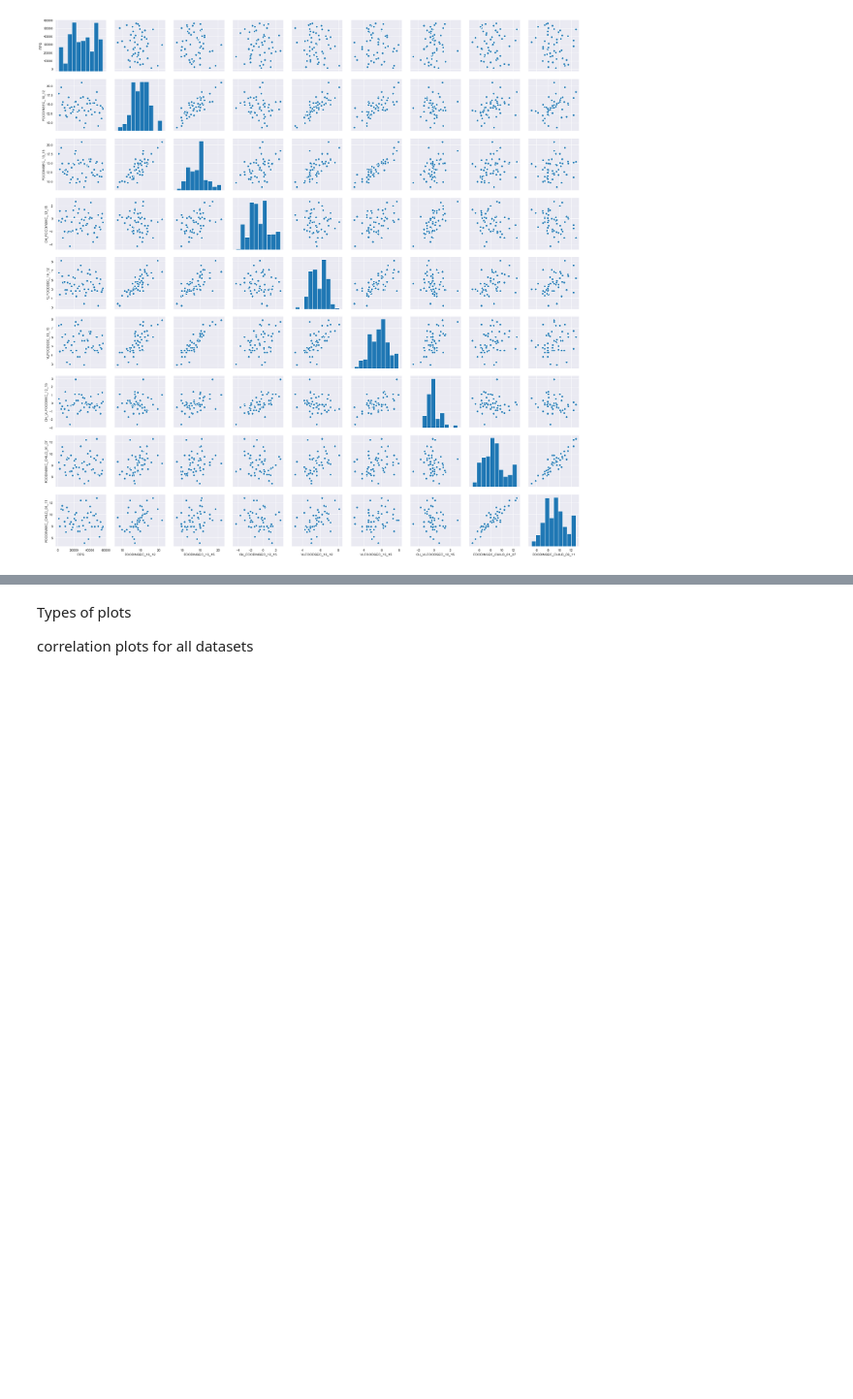
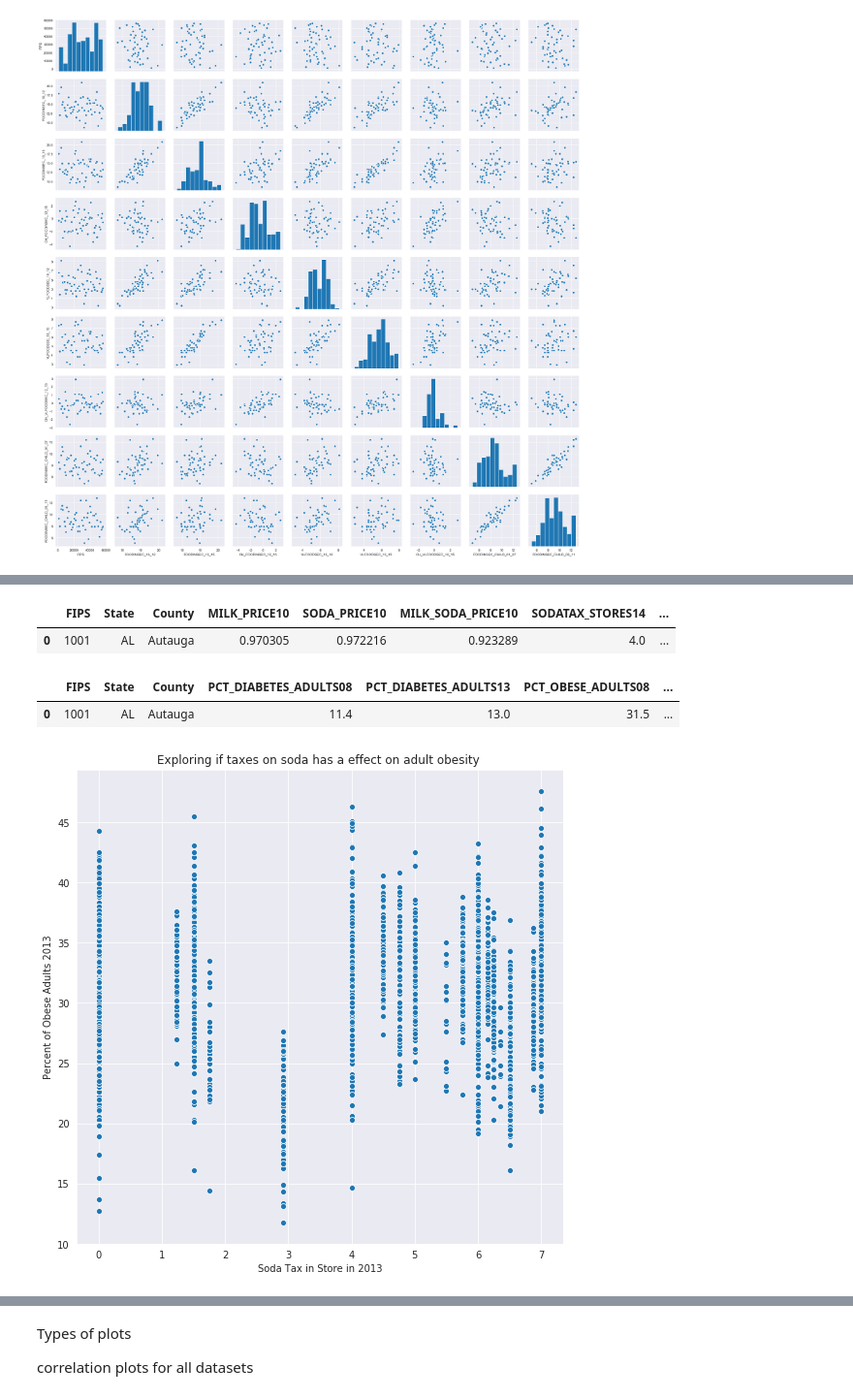
Before and after one commit to chriscross00/projects, a Jupyter notebook: food_security/notebooks/eda.ipynb, the cells around one changed output, grey strips where cells are left out. Shown: that part at 97% size. Saved outputs shown, nothing was run; the diff lists cells and outputs as text; code cells hidden in the pictures; blank space fills up the shorter version.

```diff
--- a/food_security/notebooks/eda.ipynb
+++ b/food_security/notebooks/eda.ipynb
@@ -143,0 +160,21 @@ sns.pairplot(insecurity)
+# %%
+taxes = pd.read_csv('../data/processed/price_taxes.csv')
+
+taxes.head(1)
+# %% [output]
+|  | FIPS | State | County | MILK_PRICE10 | SODA_PRICE10 | MILK_SODA_PRICE10 | SODATAX_STORES14 | ... |
+| 0 | 1001 | AL | Autauga | 0.970305 | 0.972216 | 0.923289 | 4.0 | ... |
+# %%
+health = pd.read_csv('../data/processed/health.csv')
+
+health.head(1)
+# %% [output]
+|  | FIPS | State | County | PCT_DIABETES_ADULTS08 | PCT_DIABETES_ADULTS13 | PCT_OBESE_ADULTS08 | ... |
+| 0 | 1001 | AL | Autauga | 11.4 | 13.0 | 31.5 | ... |
+# %%
+soda_store14_obese13 = sns.scatterplot(x=taxes['SODATAX_STORES14'], y=health['PCT_OBESE_ADULTS13'])
+
+soda_store14_obese13.set(xlabel='Soda Tax in Store in 2013', ylabel='Percent of Obese Adults 2013',
+                         title='Exploring if taxes on soda has a effect on adult obesity ')
+# %% [output]
+[figure, added]
```
Also changed, not shown: parts of 5 cells of this notebook, 2 other files.
